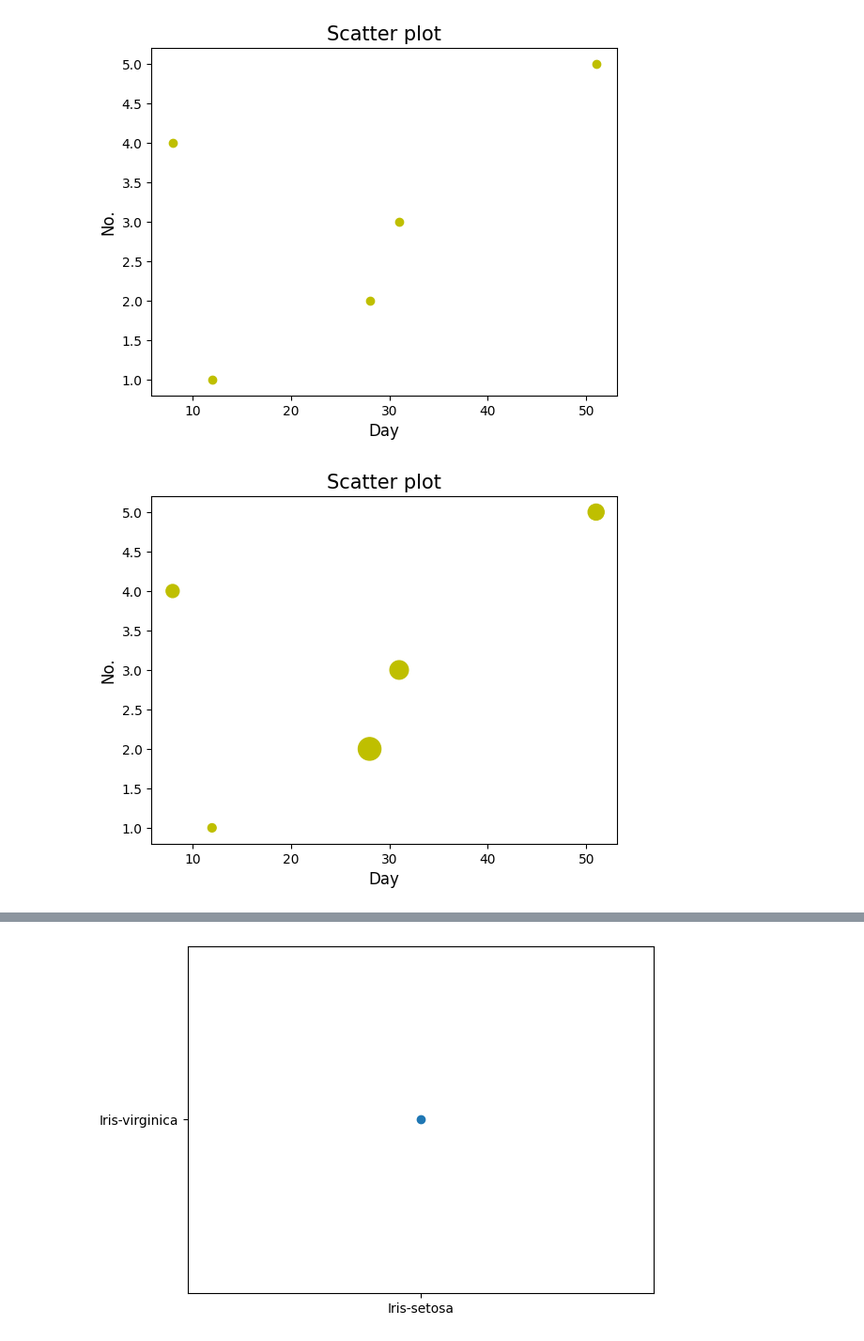
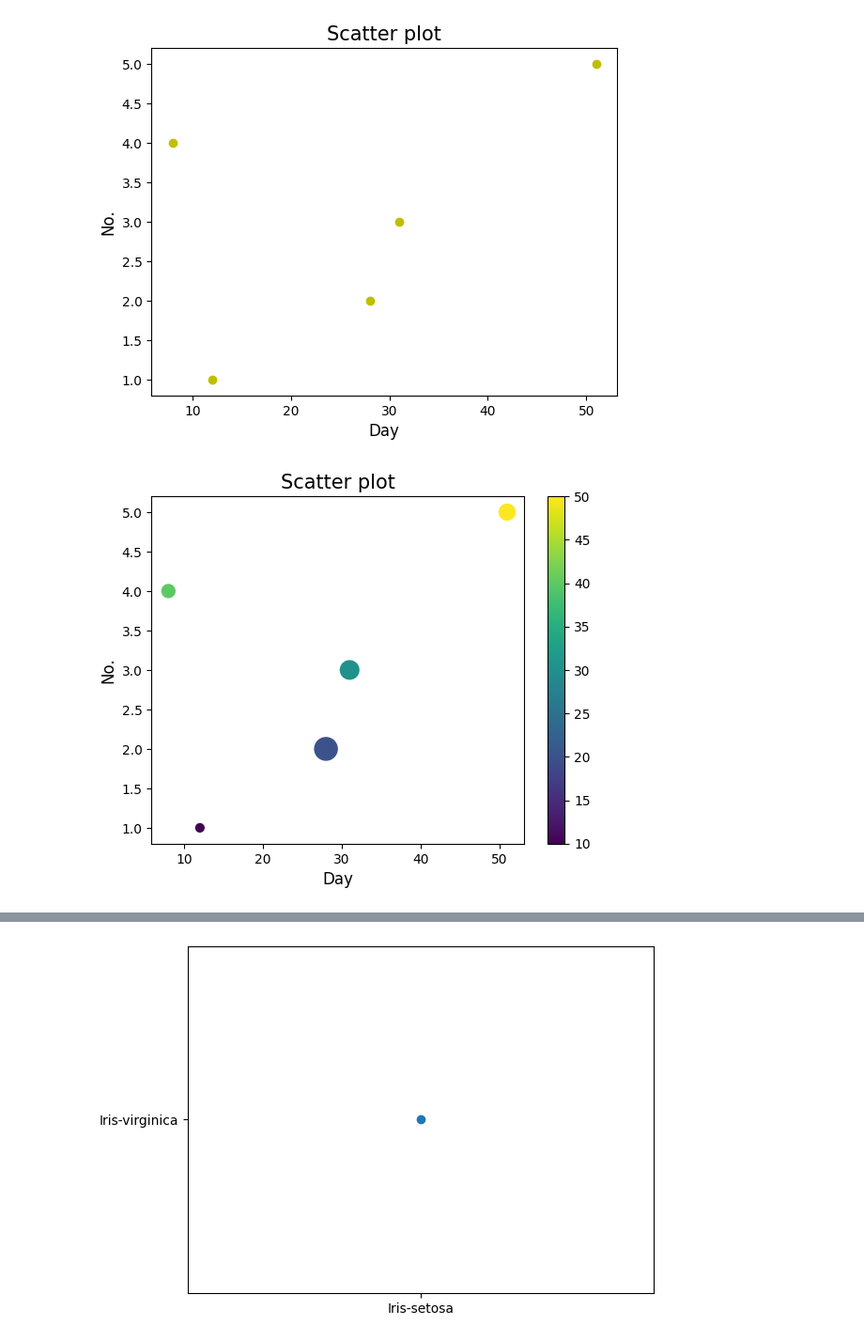
Before and after one commit to Amjadali168/Matplotlib, a Jupyter notebook: scatter_plot.ipynb, the cells around one changed output, grey strips where cells are left out. Shown at 94% size. Drawn from its saved outputs; the diff is of its cells as text; code cells hidden in the pictures.

Commit message:
scatter plot

```diff
--- a/scatter_plot.ipynb
+++ b/scatter_plot.ipynb
@@ -15,11 +15,13 @@ plt.show()
 # %%
 day = [12,28,31,8,51]
 no = [1,2,3,4,5]
 size = [40,300,200,100,150]
+color = [10,20,30,40,50]
 plt.title('Scatter plot',fontsize=15)
-plt.scatter(day,no,color="y",s=size)
+plt.scatter(day,no,c=color,s=size,cmap="viridis")
+plt.colorbar()
 plt.xlabel('Day',fontsize=12)
 plt.ylabel('No.',fontsize=12)
 plt.show()
 # %% [output]
-[figure, old version]
+[figure, new version]
```
Also changed, not shown: parts of 3 cells of this notebook.
